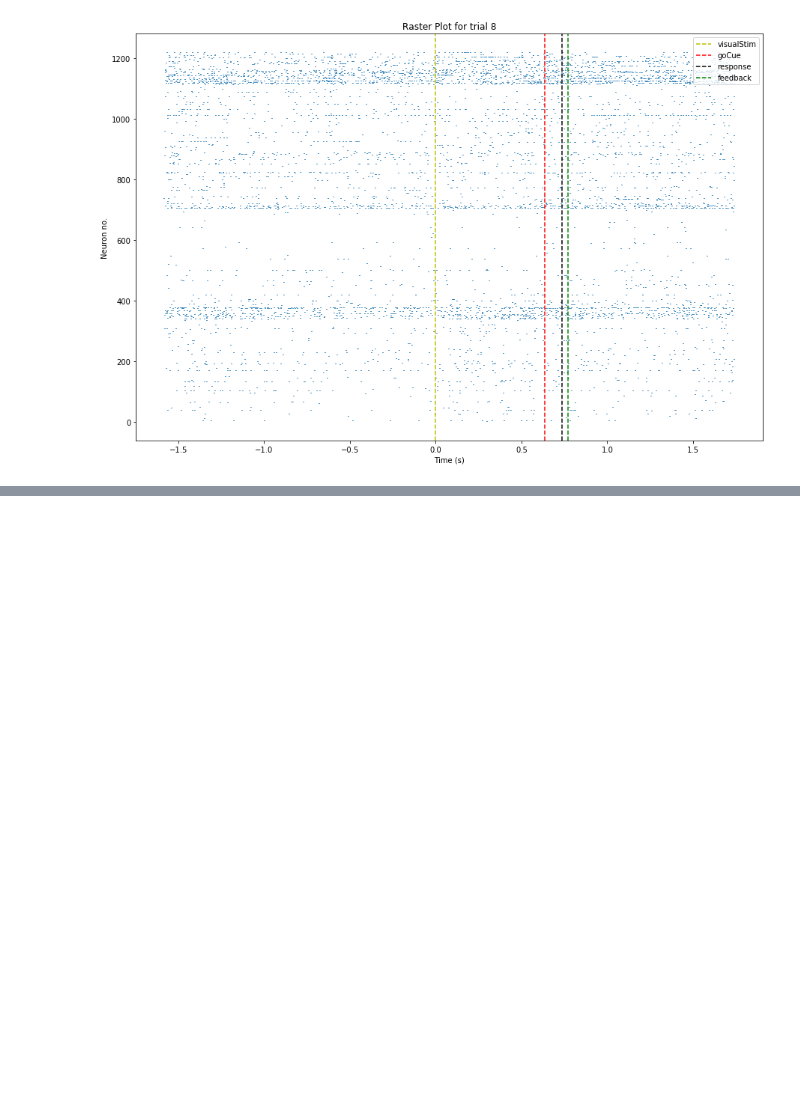
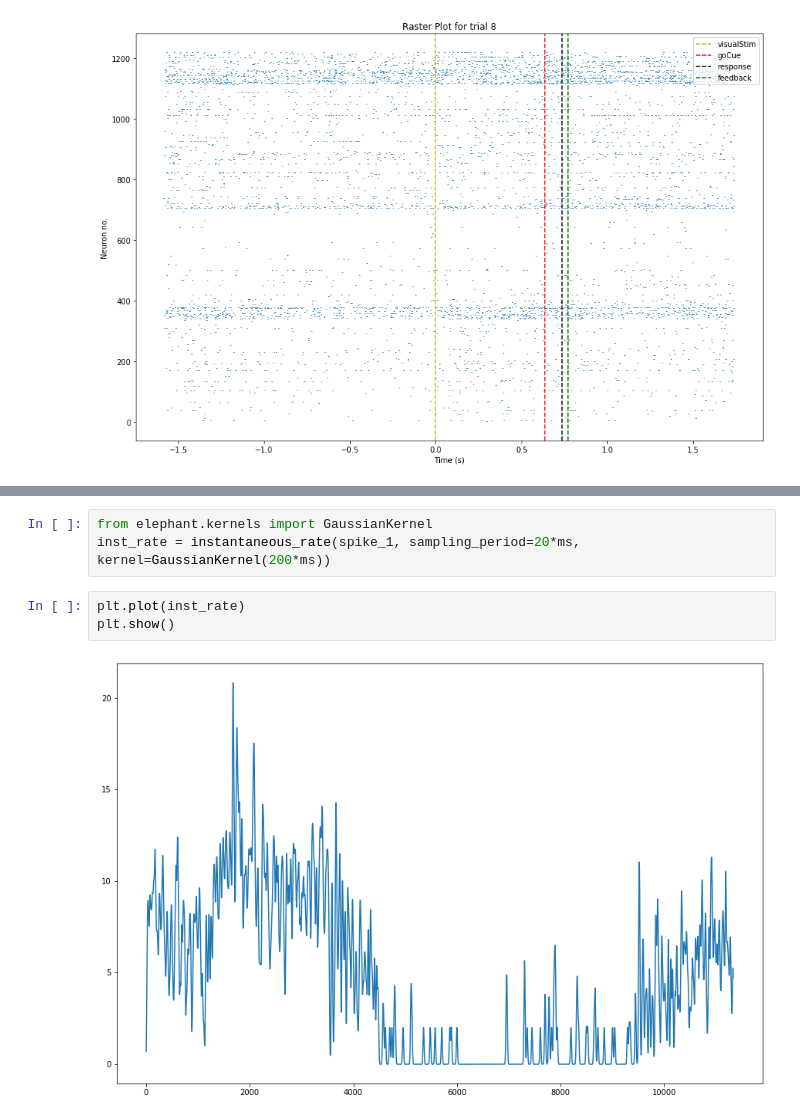
Before and after one commit to tipsyfermion/NMA_Mapping_Brain_Networks_2020, a Jupyter notebook: code/prelimDataTests.ipynb, the cells around one changed output, grey strips where cells are left out. Cells and saved outputs as stored; diff of their text form; blank space fills up the shorter version.

```diff
--- a/code/prelimDataTests.ipynb
+++ b/code/prelimDataTests.ipynb
@@ -107,0 +211,8 @@ array([63.62583906, 73.98820023])
+# %%
+from elephant.kernels import GaussianKernel
+inst_rate = instantaneous_rate(spike_1, sampling_period=20*ms, kernel=GaussianKernel(200*ms))
+# %%
+plt.plot(inst_rate)
+plt.show()
+# %% [output]
+[figure, added]
```
Also changed, not shown: parts of 21 cells of this notebook.
